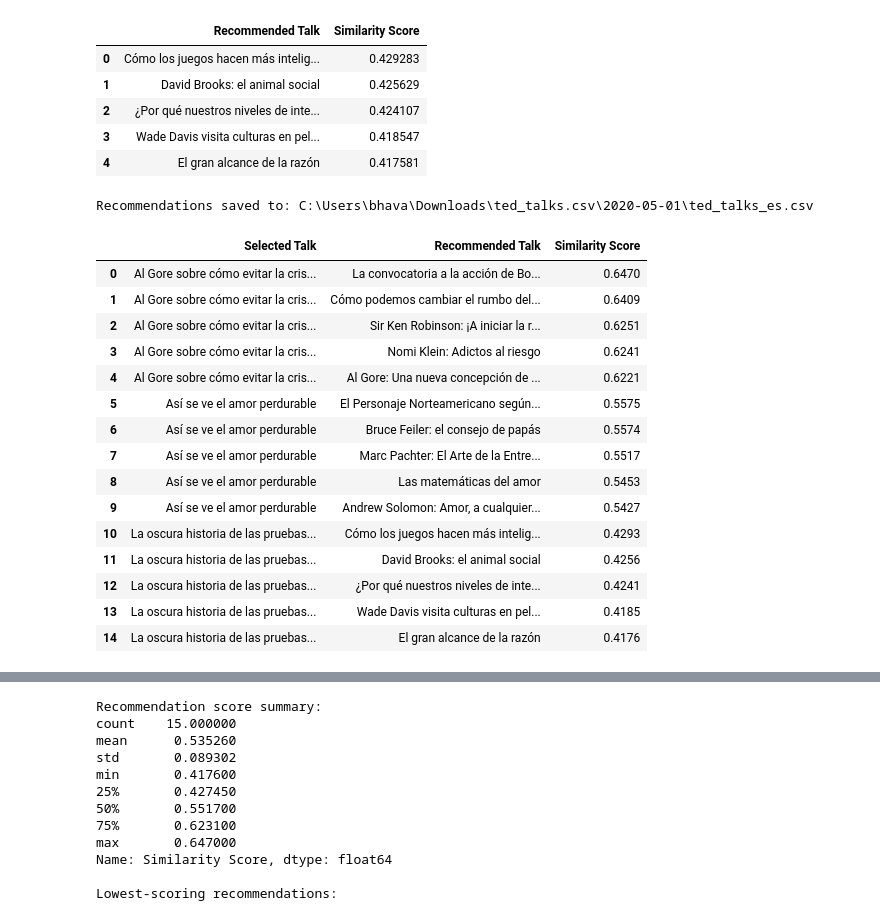
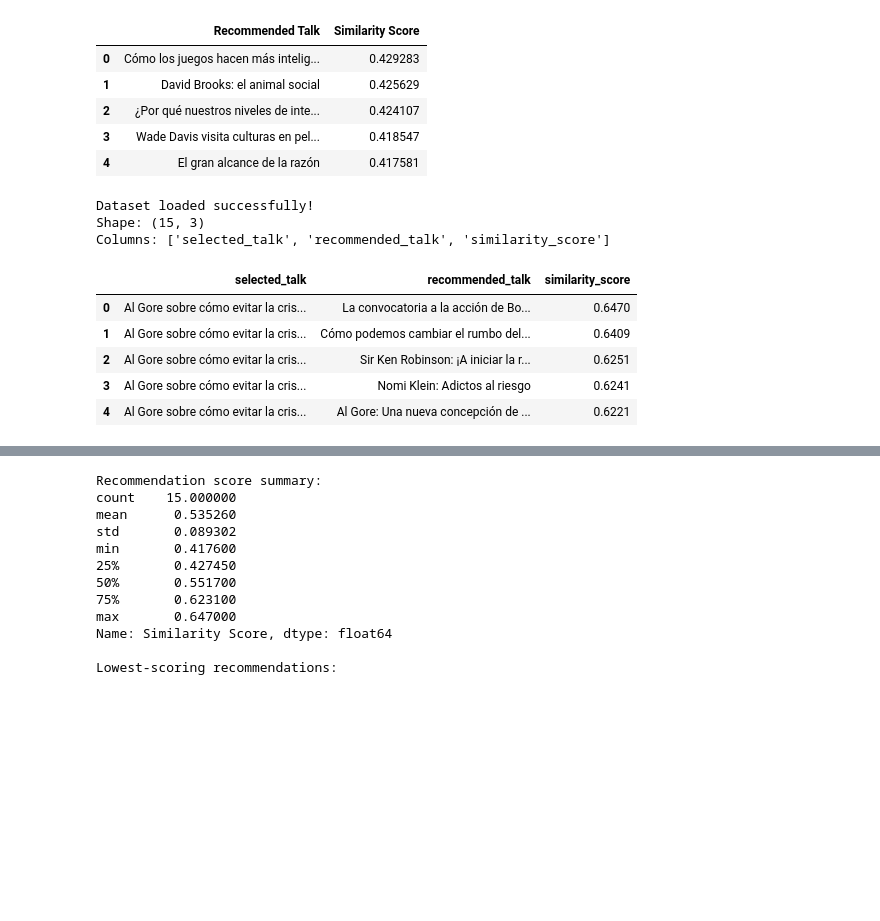
Before and after one commit to springboardmentor098/TED-TALK-RECOMMENDATION-SYSTEM, a Jupyter notebook: notebooks/04_tfidf_vectorization.ipynb, the cells around one changed output, grey strips where cells are left out. Drawn from its saved outputs; the diff is of its cells as text; code cells hidden in the pictures; blank space fills up the shorter version.

Commit message:
Add new TED Talks recommendation files

```diff
--- a/notebooks/04_tfidf_vectorization.ipynb
+++ b/notebooks/04_tfidf_vectorization.ipynb
@@ -259,44 +259,41 @@ SELECTED TALK: La oscura historia de las pruebas de coeficiente intelectual - St
 | 2 | ¿Por qué nuestros niveles de inte... | 0.424107 |
 | 3 | Wade Davis visita culturas en pel... | 0.418547 |
 | 4 | El gran alcance de la razón | 0.417581 |
-# %%
-all_results = []
-
-for idx in selected_indices:
-    recommendations = recommend_talks(idx, top_n=5)
-
-    for _, row in recommendations.iterrows():
-        all_results.append({
-            "Selected Talk": usable_df.iloc[idx][title_col],
-            "Recommended Talk": row["Recommended Talk"],
-            "Similarity Score": round(
-                float(row["Similarity Score"]), 4
-            )
-        })
-
-results_df = pd.DataFrame(all_results)
-
-output_path = Path("C:\\Users\\bhava\\Downloads\\ted_talks.csv\\2020-05-01\\ted_talks_es.csv")
-output_path.parent.mkdir(parents=True, exist_ok=True)
-results_df.to_csv(output_path, index=False)
-
-print("Recommendations saved to:", output_path)
-display(results_df)
-# %% [output]
-Recommendations saved to: C:\Users\bhava\Downloads\ted_talks.csv\2020-05-01\ted_talks_es.csv
-|  | Selected Talk | Recommended Talk | Similarity Score |
-| 0 | Al Gore sobre cómo evitar la cris... | La convocatoria a la acción de Bo... | 0.6470 |
-| 1 | Al Gore sobre cómo evitar la cris... | Cómo podemos cambiar el rumbo del... | 0.6409 |
-| 2 | Al Gore sobre cómo evitar la cris... | Sir Ken Robinson: ¡A iniciar la r... | 0.6251 |
-| 3 | Al Gore sobre cómo evitar la cris... | Nomi Klein: Adictos al riesgo | 0.6241 |
-| 4 | Al Gore sobre cómo evitar la cris... | Al Gore: Una nueva concepción de ... | 0.6221 |
-| 5 | Así se ve el amor perdurable | El Personaje Norteamericano según... | 0.5575 |
-| 6 | Así se ve el amor perdurable | Bruce Feiler: el consejo de papás | 0.5574 |
-| 7 | Así se ve el amor perdurable | Marc Pachter: El Arte de la Entre... | 0.5517 |
-| 8 | Así se ve el amor perdurable | Las matemáticas del amor | 0.5453 |
-| 9 | Así se ve el amor perdurable | Andrew Solomon: Amor, a cualquier... | 0.5427 |
-| 10 | La oscura historia de las pruebas... | Cómo los juegos hacen más intelig... | 0.4293 |
-| 11 | La oscura historia de las pruebas... | David Brooks: el animal social | 0.4256 |
-| 12 | La oscura historia de las pruebas... | ¿Por qué nuestros niveles de inte... | 0.4241 |
-| 13 | La oscura historia de las pruebas... | Wade Davis visita culturas en pel... | 0.4185 |
-| 14 | La oscura historia de las pruebas... | El gran alcance de la razón | 0.4176 |
+# %%
+
+import pandas as pd
+from pathlib import Path
+
+# Load your cleaned TED Talks dataset
+file_path = Path(
+    r"C:\Users\bhava\Downloads\ted_talks.csv\2020-05-01\ted_talks_es.csv"
+)
+
+clean_df = pd.read_csv(file_path)
+
+# Clean column names
+clean_df.columns = (
+    clean_df.columns
+    .str.strip()
+    .str.lower()
+    .str.replace(" ", "_")
+)
+
+# Create usable_df
+usable_df = clean_df.copy()
+
+print("Dataset loaded successfully!")
+print("Shape:", usable_df.shape)
+print("Columns:", usable_df.columns.tolist())
+
+display(usable_df.head())
+# %% [output]
+Dataset loaded successfully!
+Shape: (15, 3)
+Columns: ['selected_talk', 'recommended_talk', 'similarity_score']
+|  | selected_talk | recommended_talk | similarity_score |
+| 0 | Al Gore sobre cómo evitar la cris... | La convocatoria a la acción de Bo... | 0.6470 |
+| 1 | Al Gore sobre cómo evitar la cris... | Cómo podemos cambiar el rumbo del... | 0.6409 |
+| 2 | Al Gore sobre cómo evitar la cris... | Sir Ken Robinson: ¡A iniciar la r... | 0.6251 |
+| 3 | Al Gore sobre cómo evitar la cris... | Nomi Klein: Adictos al riesgo | 0.6241 |
+| 4 | Al Gore sobre cómo evitar la cris... | Al Gore: Una nueva concepción de ... | 0.6221 |
```
Also changed, not shown: parts of 18 cells of this notebook, 2 other files.
